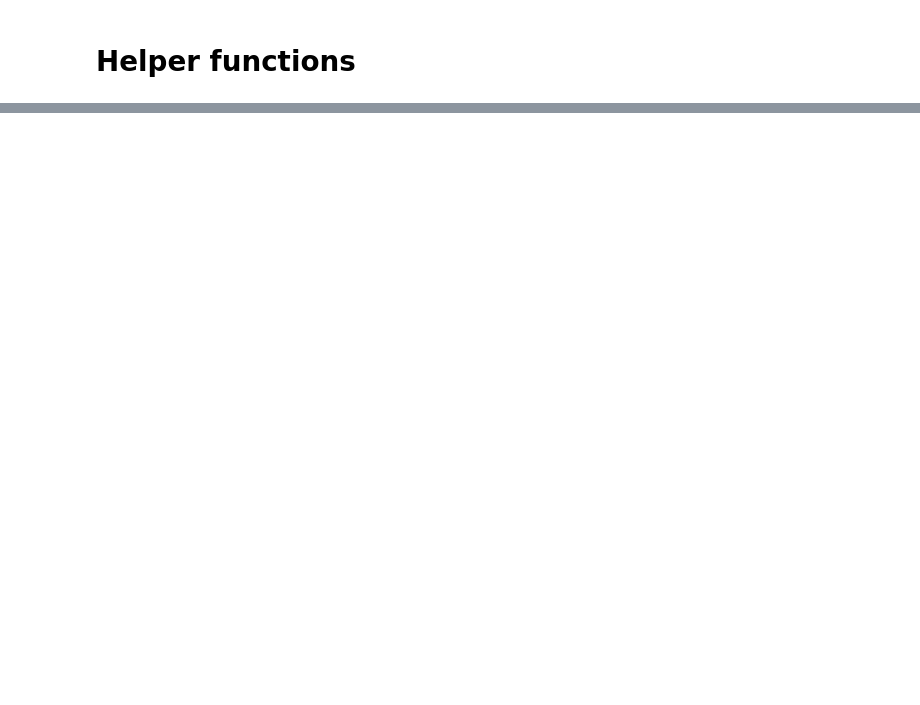
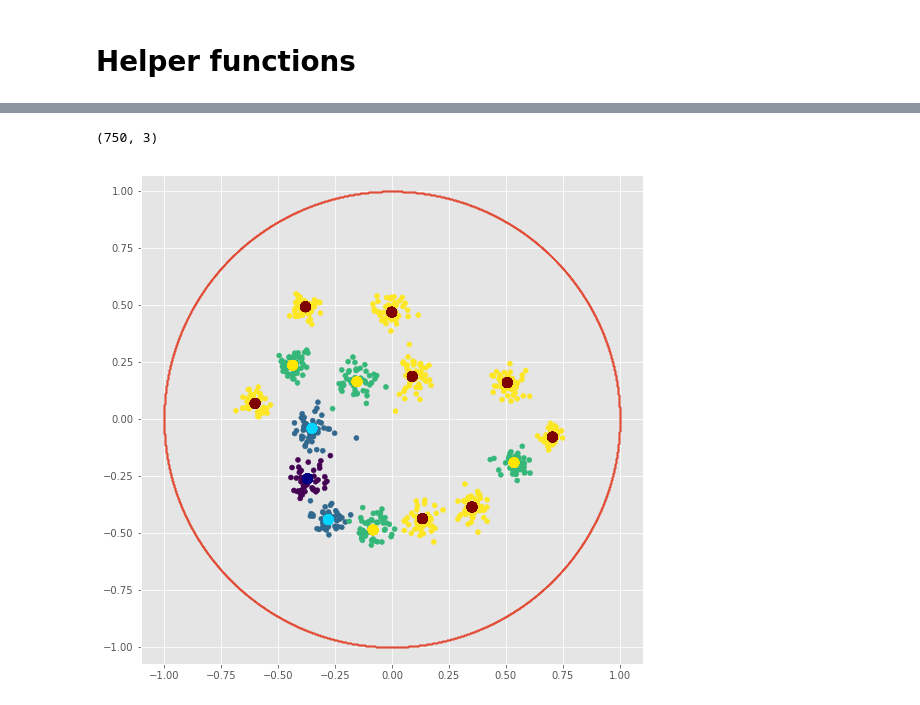
Before and after one commit to dauparas/tensorflow_examples, a Jupyter notebook: VAE_Hyperbolic.ipynb, the cells around one changed output, grey strips where cells are left out. Drawn from its saved outputs; the diff is of its cells as text; code cells hidden in the pictures; blank space fills up the shorter version.

```diff
--- a/VAE_Hyperbolic.ipynb
+++ b/VAE_Hyperbolic.ipynb
@@ -50,9 +52,9 @@ def get_example(data, i, eps):
 # %%
 my_data = []
 labels = []
-true_data = get_data(5)
-for i in range(true_data.shape[0]*100):
-  one_example = get_example(true_data, i % true_data.shape[0], eps=0.01)
+true_data = get_data(4)
+for i in range(true_data.shape[0]*50):
+  one_example = get_example(true_data, i % true_data.shape[0], eps=0.000001)
   labels.append(i%true_data.shape[0])
   my_data.append(one_example)
 # %%
@@ -261,5 +279,10 @@ epoch: 100, total_loss: 5.01, rec_loss: 3.49, time: 12.31
+# %%
+null1.shape
+# %% [output]
+(750, 3)
 # %%
 disk = project_2D(latent_sampled_)
+mu_d = project_2D(mu_)
 t = np.linspace(0,1,5000)
 x_c = np.cos(2*np.pi*t)
 y_c = np.sin(2*np.pi*t)
@@ -266,2 +294,10 @@ y_c = np.sin(2*np.pi*t)
+# %%
+plt.figure(figsize=(9,9))
+plt.scatter(disk[:,0], disk[:,1], c=y_levels, s=25.0, cmap='viridis');
+plt.scatter(mu_d[:,0], mu_d[:,1], c=y_levels, s=100.0, cmap='jet');
+plt.scatter(x_c, y_c, s=1.0);
+plt.axis('equal');
+# %% [output]
+[figure, added]
 # %%
 plt.figure(figsize=(9,9))
```
Also changed, not shown: parts of 16 cells of this notebook.
